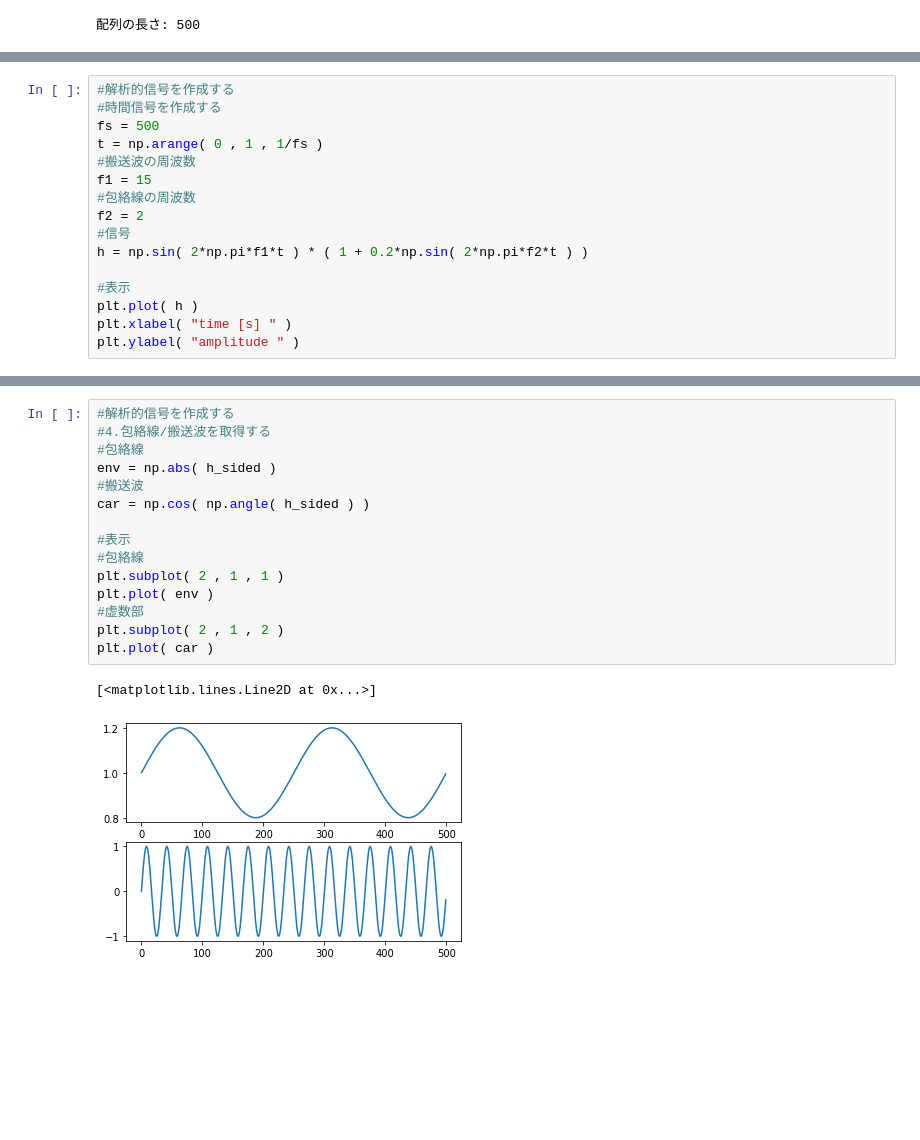
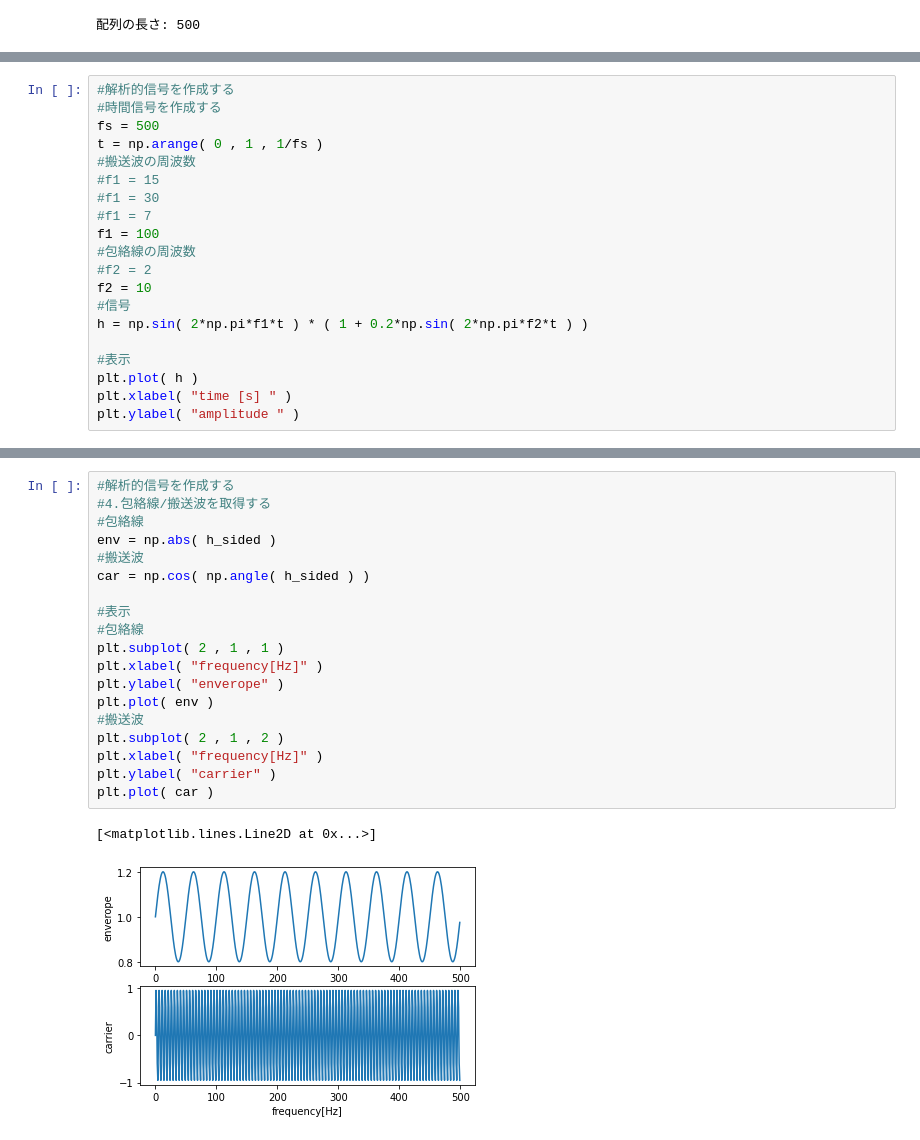
Before and after one commit to BlackUBird/TMCIT_T5DSP, a Jupyter notebook: dsp_15.ipynb, the cells around one changed output, grey strips where cells are left out. Drawn from its saved outputs; the diff is of its cells as text; blank space fills up the shorter version.

```diff
--- a/dsp_15.ipynb
+++ b/dsp_15.ipynb
@@ -65,9 +73,13 @@ plt.plot( iS )
 fs = 500
 t = np.arange( 0 , 1 , 1/fs )
 #搬送波の周波数
-f1 = 15
+#f1 = 15
+#f1 = 30
+#f1 = 7
+f1 = 100
 #包絡線の周波数
-f2 = 2
+#f2 = 2
+f2 = 10
 #信号
 h = np.sin( 2*np.pi*f1*t ) * ( 1 + 0.2*np.sin( 2*np.pi*f2*t ) )
 
@@ -152,21 +178,25 @@ plt.plot( h_sided.imag )
 # %%
 #解析的信号を作成する
 #4.包絡線/搬送波を取得する
 #包絡線
 env = np.abs( h_sided )
 #搬送波
 car = np.cos( np.angle( h_sided ) )
 
 #表示
 #包絡線
 plt.subplot( 2 , 1 , 1 )
+plt.xlabel( "frequency[Hz]" )
+plt.ylabel( "enverope" )
 plt.plot( env )
-#虚数部
+#搬送波
 plt.subplot( 2 , 1 , 2 )
+plt.xlabel( "frequency[Hz]" )
+plt.ylabel( "carrier" )
 plt.plot( car )
 # %% [output]
 [<matplotlib.lines.Line2D at 0x...>]
-[figure, old version]
+[figure, new version]
 # %%
 #解析的信号を作成する
 #4-2.もtの信号を表示する
```
Also changed, not shown: parts of 9 cells of this notebook.
